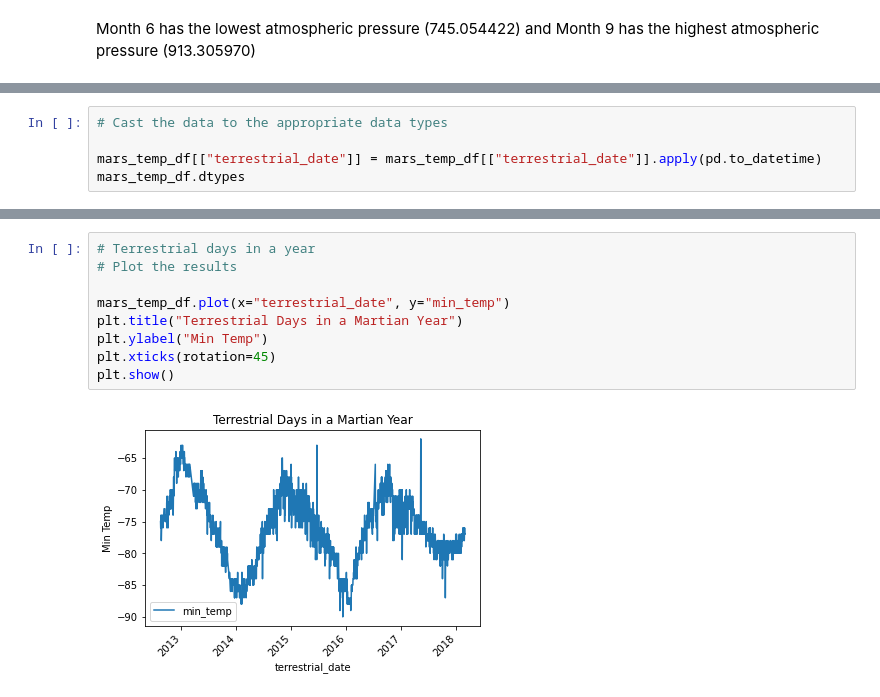
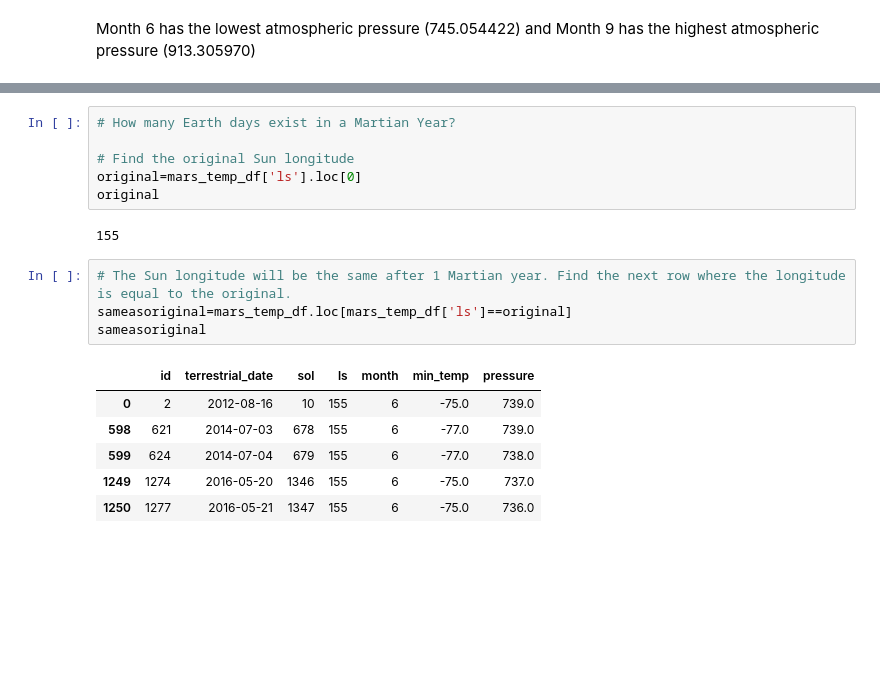
Before and after one commit to Kcav18/Mission_to_Mars, a Jupyter notebook: mars_data_challenge_part_2.ipynb, the cells around one changed output, grey strips where cells are left out. Saved outputs shown, nothing was run; the diff lists cells and outputs as text; blank space fills up the shorter version.

```diff
--- a/mars_data_challenge_part_2.ipynb
+++ b/mars_data_challenge_part_2.ipynb
@@ -193,5 +208,0 @@ plt.show()
-# %%
-# Cast the data to the appropriate data types
-
-mars_temp_df[["terrestrial_date"]] = mars_temp_df[["terrestrial_date"]].apply(pd.to_datetime)
-mars_temp_df.dtypes
@@ -207,11 +209,19 @@ dtype: object
 # %%
-# Terrestrial days in a year
-# Plot the results
+# How many Earth days exist in a Martian Year?
 
-mars_temp_df.plot(x="terrestrial_date", y="min_temp")
-plt.title("Terrestrial Days in a Martian Year")
-plt.ylabel("Min Temp")
-plt.xticks(rotation=45)
-plt.show()
+# Find the original Sun longitude
+original=mars_temp_df['ls'].loc[0]
+original
 # %% [output]
-[figure, removed]
+155
+# %%
+# The Sun longitude will be the same after 1 Martian year. Find the next row where the longitude is equal to the original.
+sameasoriginal=mars_temp_df.loc[mars_temp_df['ls']==original]
+sameasoriginal
+# %% [output]
+|  | id | terrestrial_date | sol | ls | month | min_temp | pressure |
+| 0 | 2 | 2012-08-16 | 10 | 155 | 6 | -75.0 | 739.0 |
+| 598 | 621 | 2014-07-03 | 678 | 155 | 6 | -77.0 | 739.0 |
+| 599 | 624 | 2014-07-04 | 679 | 155 | 6 | -77.0 | 738.0 |
+| 1249 | 1274 | 2016-05-20 | 1346 | 155 | 6 | -75.0 | 737.0 |
+| 1250 | 1277 | 2016-05-21 | 1347 | 155 | 6 | -75.0 | 736.0 |
```
Also changed, not shown: parts of 16 cells of this notebook.
